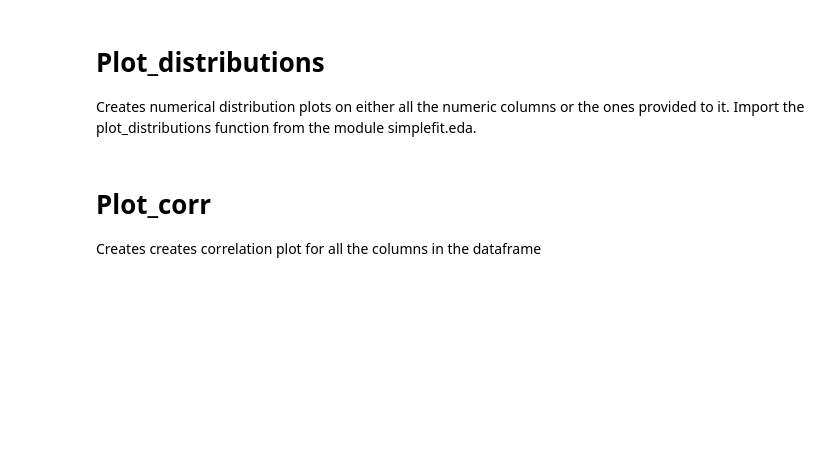
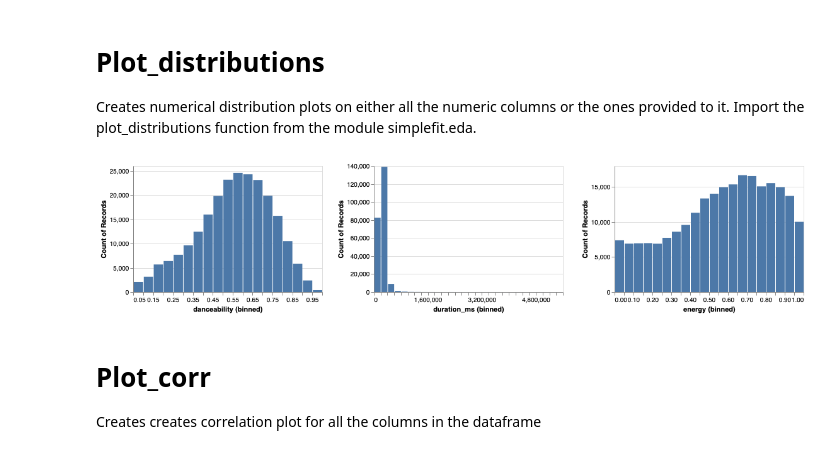
Before and after one commit to UBC-MDS/Simplefit, a Jupyter notebook: docs/example.ipynb, the cells around one changed output. Saved outputs shown, nothing was run; the diff lists cells and outputs as text; code cells hidden in the pictures; blank space fills up the shorter version.

Commit message:
Added plot 1 and added in toml file

```diff
--- a/docs/example.ipynb
+++ b/docs/example.ipynb
@@ -61,3 +64,7 @@ Creates numerical distribution plots on either all the numeric columns or the on
+# %%
+plot_distributions(df, bins = 40, dist_cols=['danceability', 'duration_ms', 'energy'])
+# %% [output]
+[figure, added]
 # %% [markdown]
 # Plot_corr
 Creates creates correlation plot for all the columns in the dataframe
```
Also changed, not shown: parts of 5 cells of this notebook, 2 other files.
